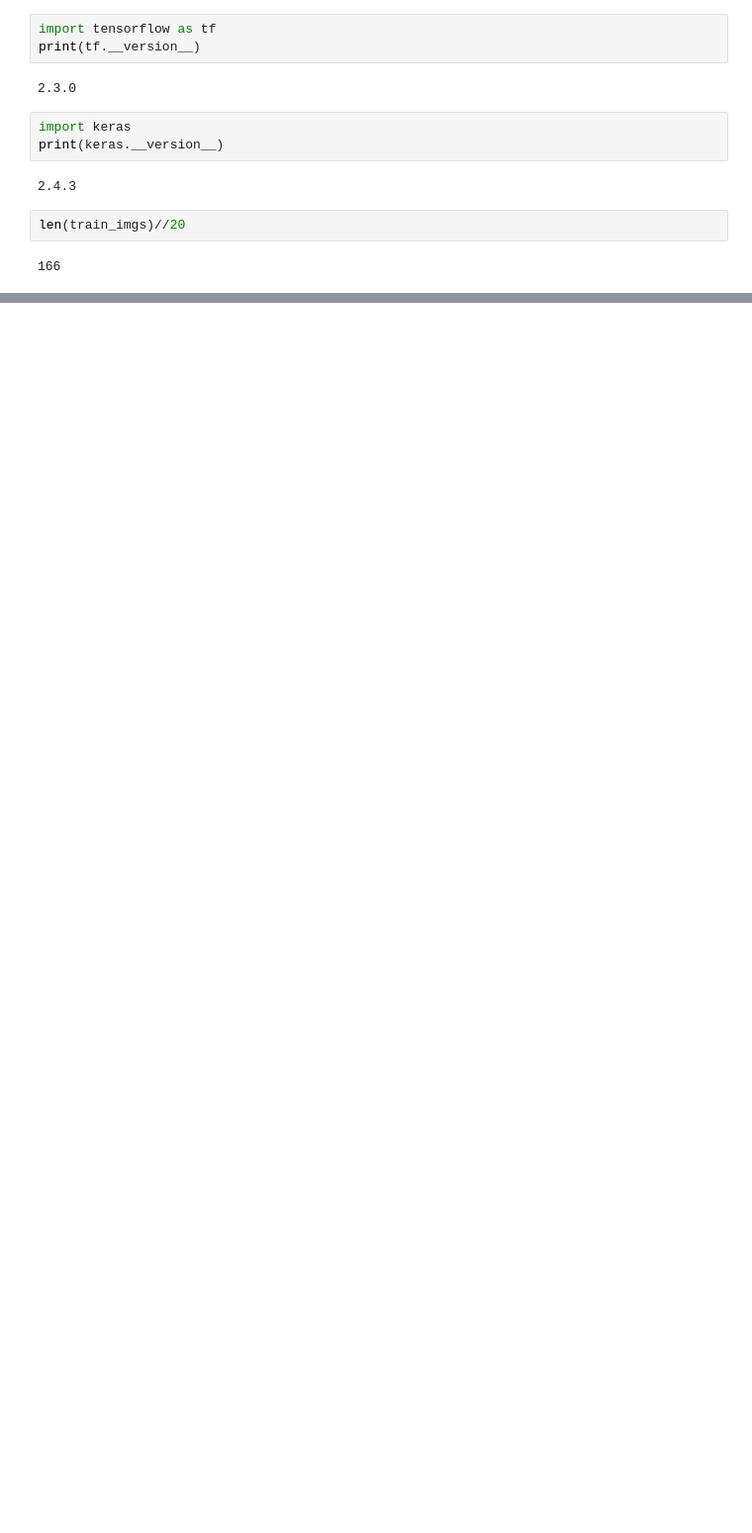
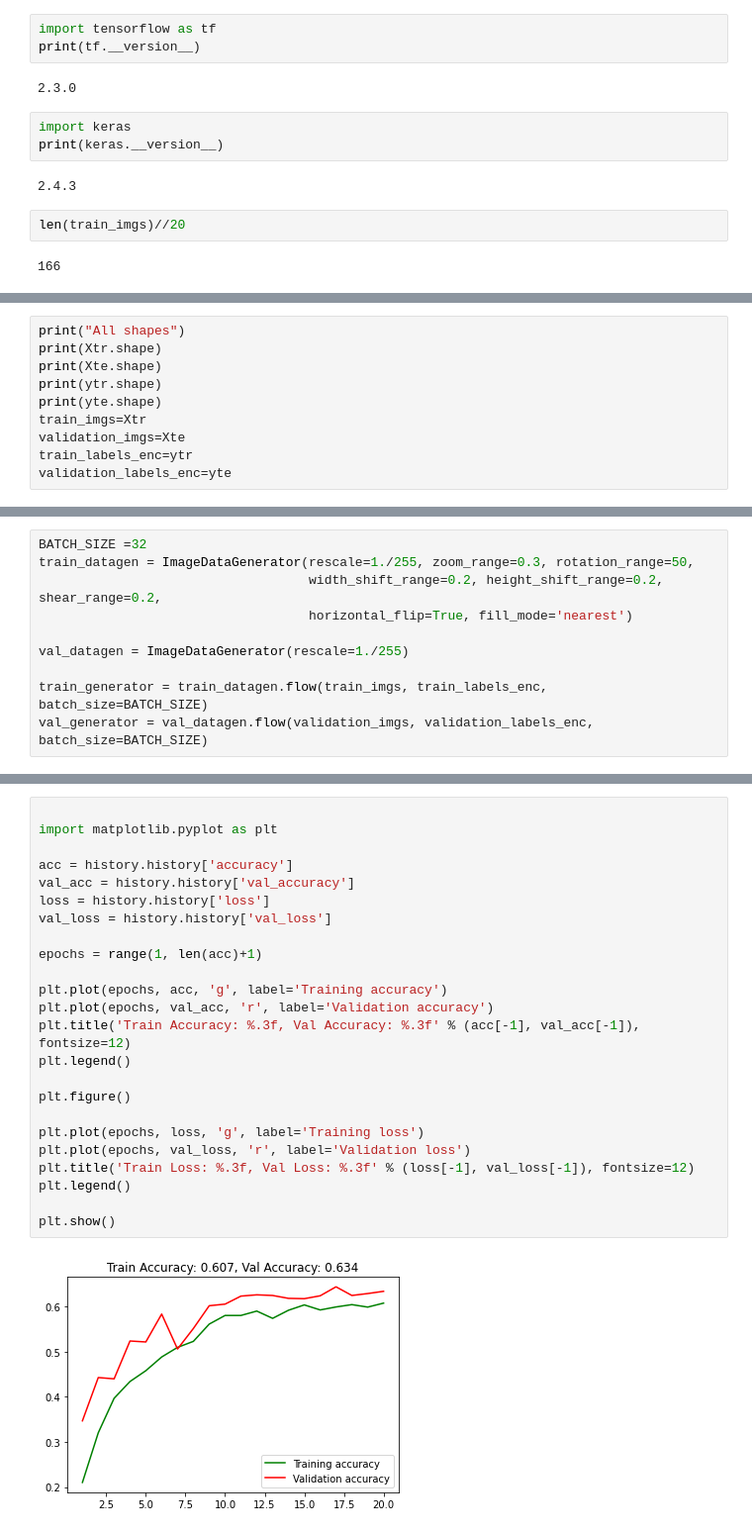
Before and after one commit to jitendramishra1024/DEEP_LEARNING_CNN, a Jupyter notebook: KAGGLE/SEEDLING_CLASSIFICATION/SEEDLING_CLASSIFICATION.ipynb, the cells around one changed output, grey strips where cells are left out. Shown at 99% size. Drawn from its saved outputs; the diff is of its cells as text; blank space fills up the shorter version.

```diff
--- a/KAGGLE/SEEDLING_CLASSIFICATION/SEEDLING_CLASSIFICATION.ipynb
+++ b/KAGGLE/SEEDLING_CLASSIFICATION/SEEDLING_CLASSIFICATION.ipynb
@@ -379,0 +392,10 @@ dict_keys(['loss', 'accuracy', 'val_loss', 'val_accuracy'])
+# %%
+print("All shapes")
+print(Xtr.shape)
+print(Xte.shape)
+print(ytr.shape)
+print(yte.shape)
+train_imgs=Xtr
+validation_imgs=Xte
+train_labels_enc=ytr
+validation_labels_enc=yte
@@ -379,0 +489,10 @@ dict_keys(['loss', 'accuracy', 'val_loss', 'val_accuracy'])
+# %%
+BATCH_SIZE =32
+train_datagen = ImageDataGenerator(rescale=1./255, zoom_range=0.3, rotation_range=50,
+                                   width_shift_range=0.2, height_shift_range=0.2, shear_range=0.2,
+                                   horizontal_flip=True, fill_mode='nearest')
+
+val_datagen = ImageDataGenerator(rescale=1./255)
+
+train_generator = train_datagen.flow(train_imgs, train_labels_enc, batch_size=BATCH_SIZE)
+val_generator = val_datagen.flow(validation_imgs, validation_labels_enc, batch_size=BATCH_SIZE)
@@ -379,0 +542,26 @@ dict_keys(['loss', 'accuracy', 'val_loss', 'val_accuracy'])
+# %%
+
+import matplotlib.pyplot as plt
+
+acc = history.history['accuracy']
+val_acc = history.history['val_accuracy']
+loss = history.history['loss']
+val_loss = history.history['val_loss']
+
+epochs = range(1, len(acc)+1)
+
+plt.plot(epochs, acc, 'g', label='Training accuracy')
+plt.plot(epochs, val_acc, 'r', label='Validation accuracy')
+plt.title('Train Accuracy: %.3f, Val Accuracy: %.3f' % (acc[-1], val_acc[-1]), fontsize=12)
+plt.legend()
+
+plt.figure()
+
+plt.plot(epochs, loss, 'g', label='Training loss')
+plt.plot(epochs, val_loss, 'r', label='Validation loss')
+plt.title('Train Loss: %.3f, Val Loss: %.3f' % (loss[-1], val_loss[-1]), fontsize=12)
+plt.legend()
+
+plt.show()
+# %% [output]
+[figure, added]
```
Also changed, not shown: parts of 27 cells of this notebook.
